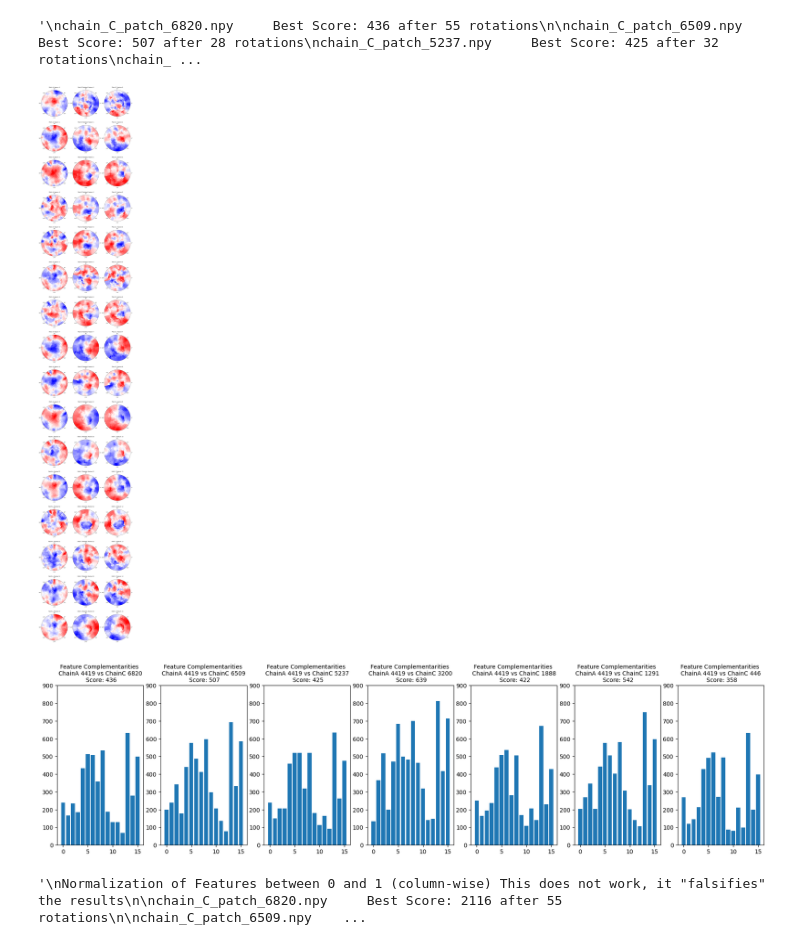
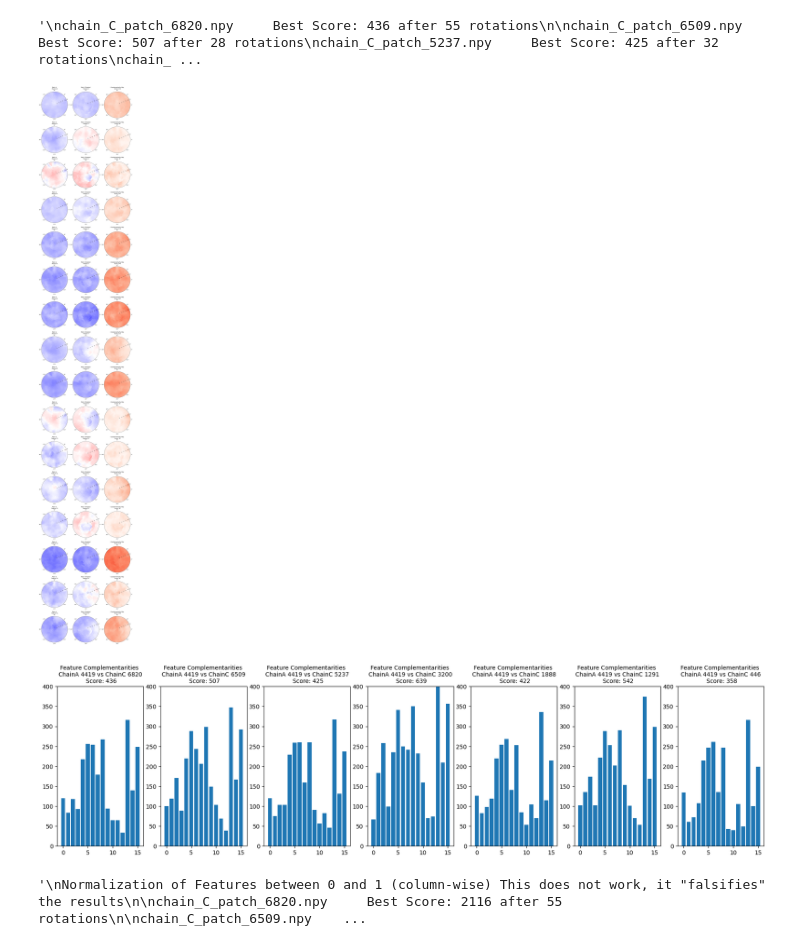
Before and after one commit to DavidGraber/protein_surface_modelling, a Jupyter notebook: main.ipynb, the cells around one changed output. Cells and saved outputs as stored; diff of their text form; code cells hidden in the pictures.

```diff
--- a/main.ipynb
+++ b/main.ipynb
@@ -280,12 +279,14 @@ ax2.yaxis.set_ticks(np.arange(-16, 16, 2))
 features_patch_A = patch_A["features"]
 features_patch_C = patch_C["features"]
 # %%
-feature = 15
+feature = 13
+
+normalize = colors.Normalize(vmin=-1, vmax=1)
 
 fig, (ax1, ax2) = plt.subplots(1, 2, figsize=(16,8))
 
 ax1 = plt.subplot(1,2,1)
-ax1.scatter(embedding_A[:,0], embedding_A[:,1], c = features_patch_A[:,feature], cmap = "bwr")
+ax1.scatter(embedding_A[:,0], embedding_A[:,1], c = features_patch_A[:,feature], cmap = "bwr", norm=normalize)
 ax1.set_title("Embedding of Patch from chain A \n Feature {feature}".format(feature=feature))
 ax1.grid(axis = "x")
 ax1.grid(axis = "y")
@@ -295,7 +296,7 @@ ax1.yaxis.set_ticks(np.arange(-16, 16, 2))
 
 ax2 = plt.subplot(1,2,2)
 
-ax2.scatter(embedding_C[:,0], embedding_C[:,1], c = features_patch_C[:,feature], cmap = "bwr")
+ax2.scatter(embedding_C[:,0], embedding_C[:,1], c = features_patch_C[:,feature], cmap = "bwr", norm=normalize)
 ax2.set_title("Embedding of Patch from chain C \n Feature {feature}".format(feature=feature))
 ax2.grid(axis = "x")
 ax2.grid(axis = "y")
@@ -426,48 +431,58 @@ chain_C_patch_446.npy      Best Score: 358 after 66 rotations
 '''
 # %% [output]
 '\nchain_C_patch_6820.npy     Best Score: 436 after 55 rotations\n\nchain_C_patch_6509.npy     Best Score: 507 after 28 rotations\nchain_C_patch_5237.npy     Best Score: 425 after 32 rotations\nchain_ ...
+# %%
+# Compute complementarity per feature
+complementarity_data = {}
+
+for i in range(16):
+    # Calculate the mean element-wise
+    feature_comp = np.abs(np.add(tensor_A[:, :, i], best_tensor_C[:,:,i])/2)
+    complementarity_data[i]=feature_comp
 # %%
 #  Plot
+normalize = colors.Normalize(vmin=-1, vmax=1)
+normalize_comp = colors.Normalize(vmin=0, vmax=1)
 
 fig, ((ax1, ax2, ax3), (ax4, ax5, ax6), (ax7, ax8, ax9), (ax10, ax11, ax12),
       (ax13, ax14, ax15), (ax16, ax17, ax18), (ax19, ax20, ax21), (ax22, ax23, ax24),
       (ax25, ax26, ax27), (ax28, ax29, ax30), (ax31, ax32, ax33), (ax34, ax35, ax36),
       (ax37, ax38, ax39), (ax40, ax41, ax42), (ax43, ax44, ax45), (ax46, ax47, ax48)) = plt.subplots(nrows=16, ncols=3 ,subplot_kw=dict(projection='polar'), figsize=(16,100))
 
 
 for feature, i in enumerate([(ax1, ax2, ax3), (ax4, ax5, ax6), (ax7, ax8, ax9), (ax10, ax11, ax12),
       (ax13, ax14, ax15), (ax16, ax17, ax18), (ax19, ax20, ax21), (ax22, ax23, ax24),
       (ax25, ax26, ax27), (ax28, ax29, ax30), (ax31, ax32, ax33), (ax34, ax35, ax36),
       (ax37, ax38, ax39), (ax40, ax41, ax42), (ax43, ax44, ax45), (ax46, ax47, ax48)]):
 
       ax = i[0]
 
       # Patch A unrotated
       col_A = tensor_A[:,:, feature] # Select the values of the feature chosen to display as color
-      ax.pcolormesh(angular_A, radial_A, col_A, cmap = "bwr")
-      ax.set_title('Patch A, Feature '+str(feature))
+      ax.pcolormesh(angular_A, radial_A, col_A, cmap = "bwr", norm=normalize)
+      ax.set_title('Patch A \n Feature '+str(feature))
       ax.set_ylim([0, max_rho_A])
-      ax.set_yticklabels([])
+      ax.set_yticks([2.0, 4.0, 6.0, 8.0, 10.0, 12.0])
 
       ax=i[1]
       # Patch C rotated
       col_Cr = best_tensor_C[:,:, feature] # Select the values of the feature chosen to display
-      ax.pcolormesh(angular_C, radial_C, col_Cr, cmap = "bwr")
-      ax.set_title('Patch C Rotated, Feature '+str(feature))
+      ax.pcolormesh(angular_C, radial_C, col_Cr, cmap = "bwr", norm=normalize)
+      ax.set_title('Patch C Rotated \n Feature '+str(feature))
       ax.set_ylim([0, max_rho_C])
-      ax.set_yticklabels([])
+      ax.set_yticks([2.0, 4.0, 6.0, 8.0, 10.0, 12.0])
 
       ax=i[2]
-      # Patch C unrotated
-      col_C = tensor_C[:,:, feature] # Select the values of the feature chosen to display
-      ax.pcolormesh(angular_C, radial_C, col_C, cmap = "bwr")
-      ax.set_title('Patch C, Feature '+str(feature))
+      # Complementarity
+      col_comp = complementarity_data[feature]
+      ax.pcolormesh(angular_C, radial_C, col_comp, cmap = "Reds", norm=normalize_comp)
+      ax.set_title('Complementarity Map \n Score: {score}'.format(score = int(np.sum(col_comp) )))
       ax.set_ylim([0, max_rho_C])
-      ax.set_yticklabels([])
+      ax.set_yticks([2.0, 4.0, 6.0, 8.0, 10.0, 12.0])
 
 plt.show()
 # %% [output]
-[figure, old version]
+[figure, new version]
 # %%
 os.chdir('c:\\Users\\david\\MT_code\\rotated_patches')
 
@@ -511,9 +526,9 @@ axs[6].bar([f for f in range(16)], complementarity_data[6])
 axs[6].set_title('Feature Complementarities \n ChainA 4419 vs ChainC {c} \n Score: {score}'.format(c=patches[6], score = scores[6]), fontsize = 10)
 
 for ax in axs.flat:
-    ax.set_ylim([0, 900])
+    ax.set_ylim([0, 400])
 # %% [output]
-[figure, old version]
+[figure, new version]
 # %%
 #Without Normalization of Features
 '''
```
Also changed, not shown: parts of 6 cells of this notebook.
